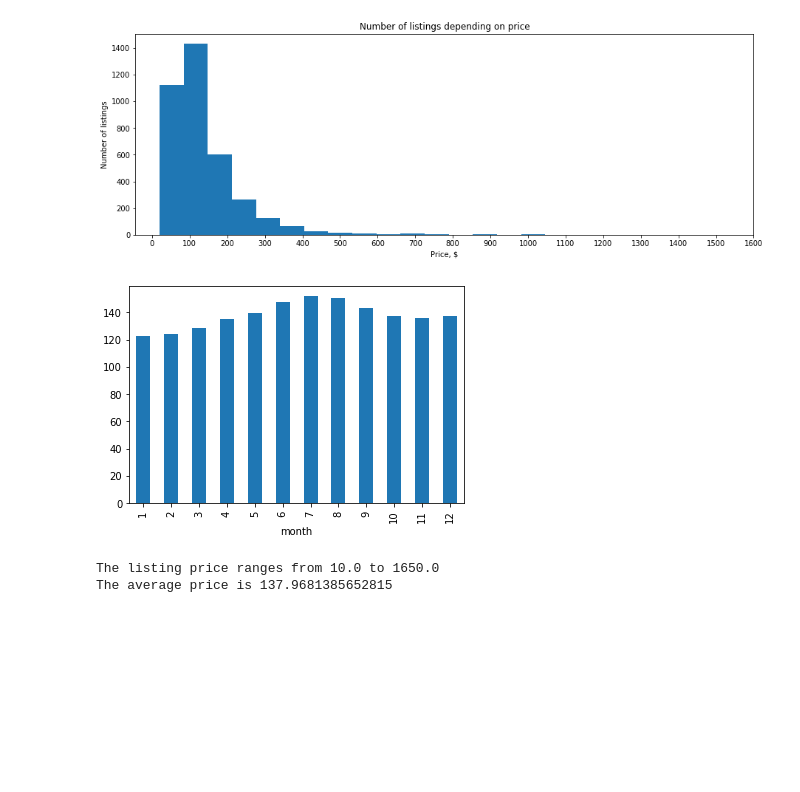
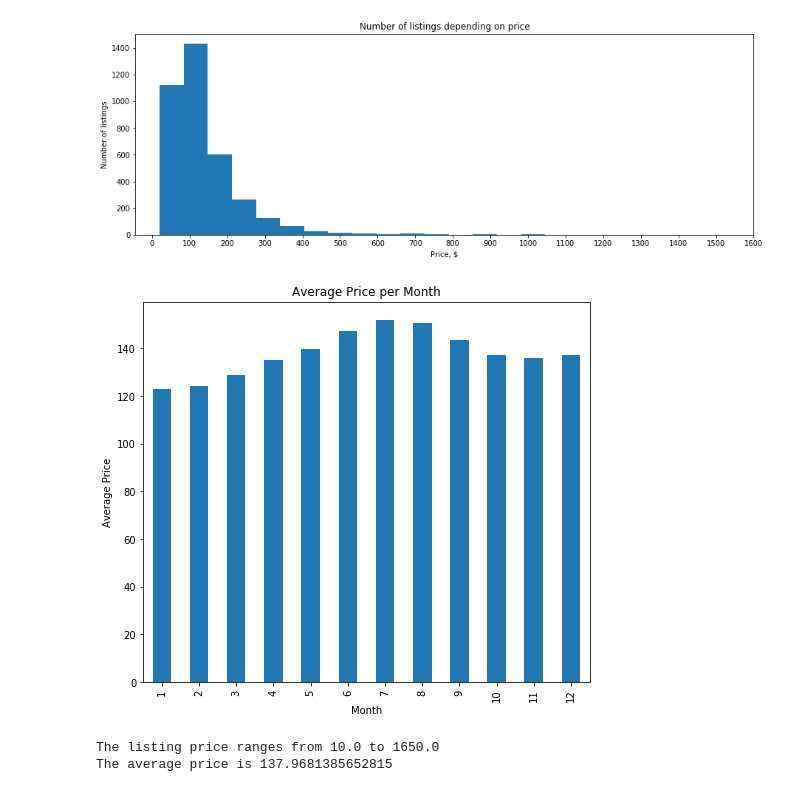
Before and after one commit to Qing-code/Seattle-AirBNB-Analysis, a Jupyter notebook: Seattle Analysis Final.ipynb, the cells around one changed output. Cells and saved outputs as stored; diff of their text form; code cells hidden in the pictures; blank space fills up the shorter version.

```diff
--- a/Seattle Analysis Final.ipynb
+++ b/Seattle Analysis Final.ipynb
@@ -309,13 +309,15 @@ plt.show()
 # %%
 #get the average price for each month
 average_monthly_price = df.groupby('month').mean()['price']
 
 #plot
-average_monthly_price.plot(kind='bar')
-
+average_monthly_price.plot(kind='bar',figsize=(8,7))
+plt.xlabel('Month')
+plt.ylabel('Average Price')
+plt.title('Average Price per Month')
 plt.show()
 # %% [output]
-[figure, old version]
+[figure, new version]
 # %%
 max_price = df['price'].max()
 min_price = df['price'].min()
```
Also changed, not shown: parts of 9 cells of this notebook.
